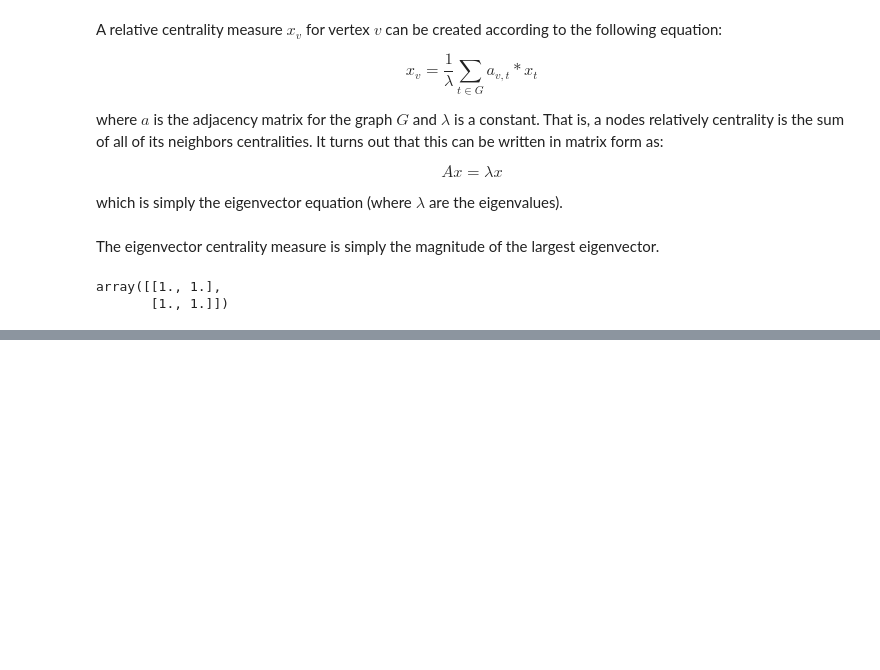
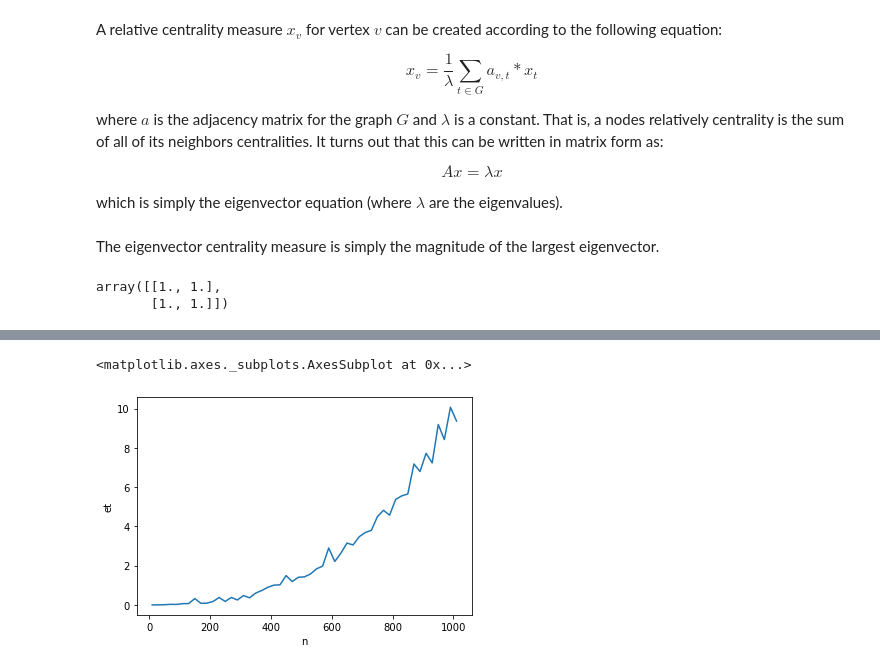
Before and after one commit to neuroailab/psych253, a Jupyter notebook: 2020/EigenvectorCentrality.ipynb, the cells around one changed output, grey strips where cells are left out. Drawn from its saved outputs; the diff is of its cells as text; code cells hidden in the pictures; blank space fills up the shorter version.

```diff
--- a/2020/EigenvectorCentrality.ipynb
+++ b/2020/EigenvectorCentrality.ipynb
@@ -53,0 +73,4 @@ array([[1., 1.],
+# %%
+start = time.time()
+sp = dict(nx.all_pairs_shortest_path(kc))
+print('Elapsed time (secs):', time.time() - start)
@@ -53,0 +79,14 @@ array([[1., 1.],
+# %%
+p = 0.1
+shortest_path_time = pd.DataFrame({'n': [i for i in range(10, 1020, 20)]})
+
+for i in shortest_path_time.index:
+    Gsim = nx.fast_gnp_random_graph(shortest_path_time.loc[i, 'n'], p)
+    start = time.time()
+    _ = dict(nx.all_pairs_shortest_path(Gsim))
+    shortest_path_time.loc[i, 'et'] = time.time() - start
+# %%
+sns.lineplot('n', 'et', data=shortest_path_time)
+# %% [output]
+<matplotlib.axes._subplots.AxesSubplot at 0x...>
+[figure, added]
```
Also changed, not shown: parts of 13 cells of this notebook.
